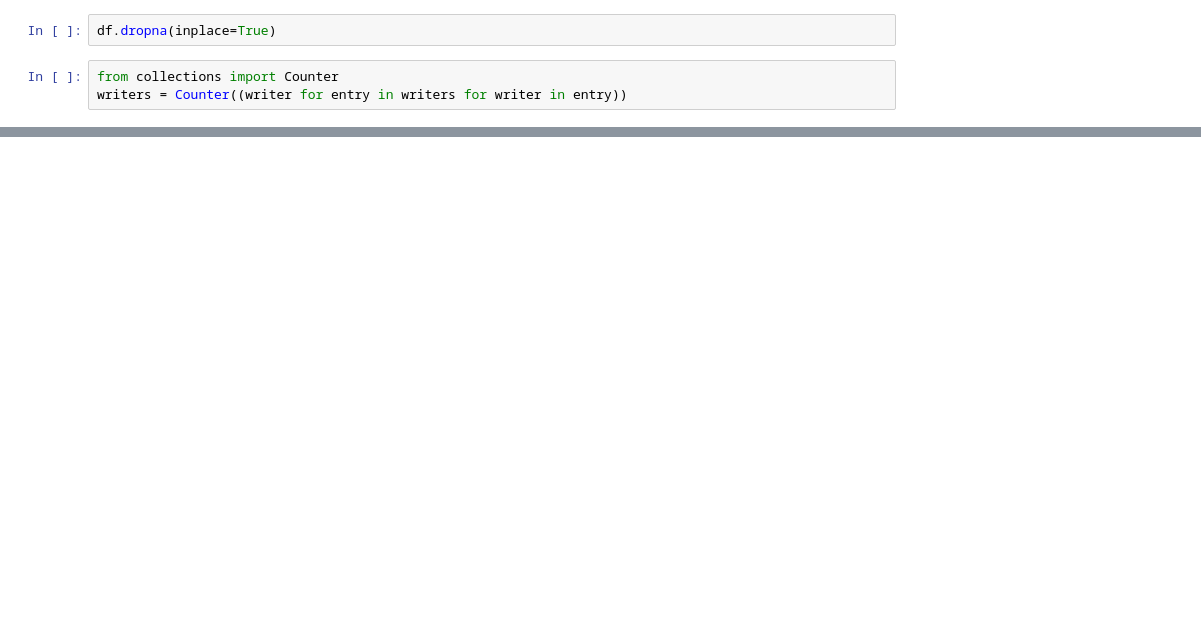
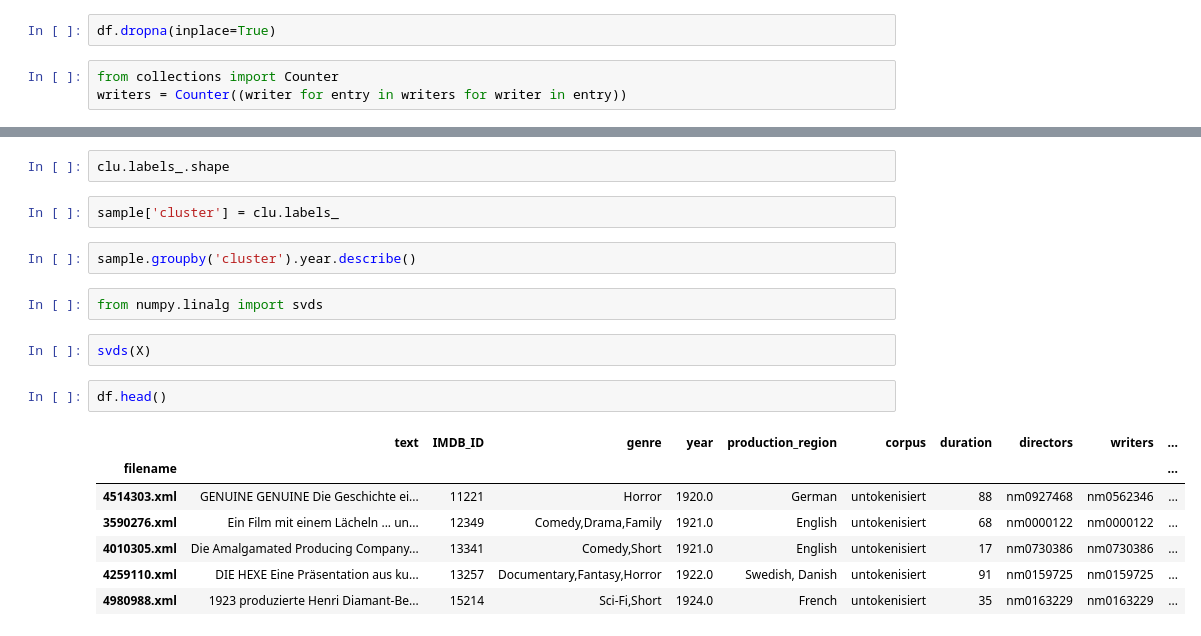
Before and after one commit to LennartKeller/SubtitleClustering, a Jupyter notebook: data_exploration/Writers.ipynb, the cells around one changed output, grey strips where cells are left out. Drawn from its saved outputs; the diff is of its cells as text; blank space fills up the shorter version.

```diff
--- a/data_exploration/Writers.ipynb
+++ b/data_exploration/Writers.ipynb
@@ -142,0 +288,20 @@ df[df.writers == 'nm0001429']
+# %%
+clu.labels_.shape
+# %%
+sample['cluster'] = clu.labels_
+# %%
+sample.groupby('cluster').year.describe()
+# %%
+from numpy.linalg import svds
+# %%
+svds(X)
+# %%
+df.head()
+# %% [output]
+|  | text | IMDB_ID | genre | year | production_region | corpus | duration | directors | writers | ... |
+| filename |  |  |  |  |  |  |  |  |  | ... |
+| 4514303.xml | GENUINE GENUINE Die Geschichte ei... | 11221 | Horror | 1920.0 | German | untokenisiert | 88 | nm0927468 | nm0562346 | ... |
+| 3590276.xml | Ein Film mit einem Lächeln ... un... | 12349 | Comedy,Drama,Family | 1921.0 | English | untokenisiert | 68 | nm0000122 | nm0000122 | ... |
+| 4010305.xml | Die Amalgamated Producing Company... | 13341 | Comedy,Short | 1921.0 | English | untokenisiert | 17 | nm0730386 | nm0730386 | ... |
+| 4259110.xml | DIE HEXE Eine Präsentation aus ku... | 13257 | Documentary,Fantasy,Horror | 1922.0 | Swedish, Danish | untokenisiert | 91 | nm0159725 | nm0159725 | ... |
+| 4980988.xml | 1923 produzierte Henri Diamant-Be... | 15214 | Sci-Fi,Short | 1924.0 | French | untokenisiert | 35 | nm0163229 | nm0163229 | ... |
```
Also changed, not shown: parts of 28 cells of this notebook, 1 other file.
